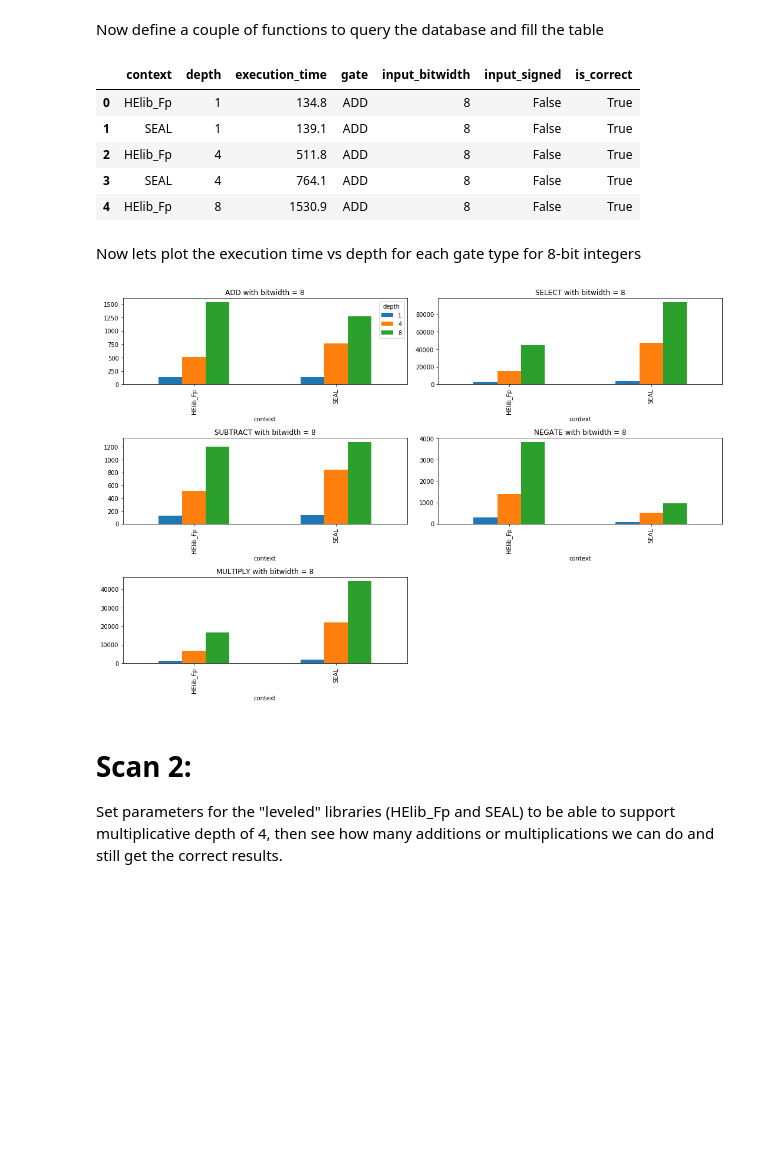
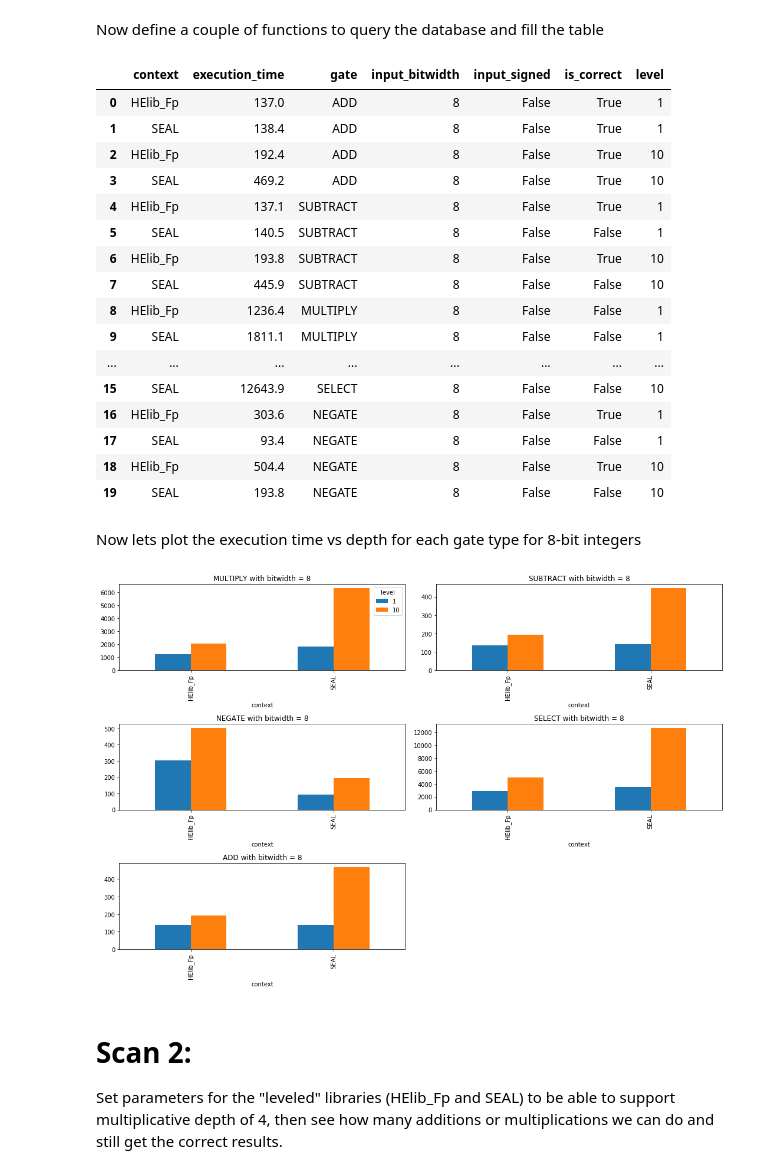
Before and after one commit to alan-turing-institute/SHEEP, a Jupyter notebook: frontend/notebooks/Low-level-benchmarks.ipynb, the cells around one changed output. Cells and saved outputs as stored; diff of their text form; code cells hidden in the pictures; blank space fills up the shorter version.

```diff
--- a/frontend/notebooks/Low-level-benchmarks.ipynb
+++ b/frontend/notebooks/Low-level-benchmarks.ipynb
@@ -86,24 +87,27 @@ The parameters and timings should now be stored in an sqlite file.
 We will query this using SQLAlchemy, put the results into a Pandas DataFrame, and then make some plots.
 First, define a dictionary with keys being the columns we want:
 # %%
-dict_scan1 = {"context":[],"gate":[],"input_bitwidth":[],"input_signed":[],"is_correct":[],"depth":[], "execution_time":[]}
+dict_scan1 = {"context":[],"gate":[],"input_bitwidth":[],"input_signed":[],"is_correct":[],"level":[], "execution_time":[]}
 # %% [markdown]
 Now define a couple of functions to query the database and fill the table
 # %%
 def get_levels_for_row(benchmark_measurement):
+    ## do the reverse lookup of params_for_level
     context = benchmark_measurement.context
     param_dict = {}
     for param in benchmark_measurement.parameters:
         param_dict[param.param_name] = param.param_value
-    return levels_for_param(context,param_dict)
+    return levels_for_params(benchmark_measurement.context,param_dict)
+
+def get_depth_for_row(benchmark_measurement):
+    ## parse the circuit filename and see how many nested gates there were
+    return re.search("-([\d]+).sheep",benchmark_measurement.circuit_name).groups()[0]
+
 
 def get_execution_time_for_row(benchmark_measurement):
     for timing in benchmark_measurement.timings:
         if timing.timing_name == "evaluation":
             return timing.timing_value
-
-def get_depth_for_row(benchmark_measurement):
-    return re.search("-([\d]+).sheep",benchmark_measurement.circuit_name).groups()[0]
 
 def fill_row(benchmark_measurement, columns):
     columns["context"].append(benchmark_measurement.context)
@@ -111,22 +115,35 @@ def fill_row(benchmark_measurement, columns):
     columns["input_bitwidth"].append(benchmark_measurement.input_bitwidth)
     columns["input_signed"].append(benchmark_measurement.input_signed)
     columns["is_correct"].append(benchmark_measurement.is_correct)
-    columns["depth"].append(get_depth_for_row(benchmark_measurement))
+    if "level" in columns.keys():
+        columns["level"].append(get_levels_for_row(benchmark_measurement))
+    if "depth" in columns.keys():
+        columns["depth"].append(get_depth_for_row(benchmark_measurement))
     columns["execution_time"].append(get_execution_time_for_row(benchmark_measurement))
     return columns
 # %%
 for row in rows_scan1:
     dict_scan1 = fill_row(row,dict_scan1)
-
 df_scan1 = pd.DataFrame(dict_scan1)
-df_scan1.head()
+df_scan1
 # %% [output]
-|  | context | depth | execution_time | gate | input_bitwidth | input_signed | is_correct |
-| 0 | HElib_Fp | 1 | 134.8 | ADD | 8 | False | True |
-| 1 | SEAL | 1 | 139.1 | ADD | 8 | False | True |
-| 2 | HElib_Fp | 4 | 511.8 | ADD | 8 | False | True |
-| 3 | SEAL | 4 | 764.1 | ADD | 8 | False | True |
-| 4 | HElib_Fp | 8 | 1530.9 | ADD | 8 | False | True |
+|  | context | execution_time | gate | input_bitwidth | input_signed | is_correct | level |
+| 0 | HElib_Fp | 137.0 | ADD | 8 | False | True | 1 |
+| 1 | SEAL | 138.4 | ADD | 8 | False | True | 1 |
+| 2 | HElib_Fp | 192.4 | ADD | 8 | False | True | 10 |
+| 3 | SEAL | 469.2 | ADD | 8 | False | True | 10 |
+| 4 | HElib_Fp | 137.1 | SUBTRACT | 8 | False | True | 1 |
+| 5 | SEAL | 140.5 | SUBTRACT | 8 | False | False | 1 |
+| 6 | HElib_Fp | 193.8 | SUBTRACT | 8 | False | True | 10 |
+| 7 | SEAL | 445.9 | SUBTRACT | 8 | False | False | 10 |
+| 8 | HElib_Fp | 1236.4 | MULTIPLY | 8 | False | False | 1 |
+| 9 | SEAL | 1811.1 | MULTIPLY | 8 | False | False | 1 |
+| ... | ... | ... | ... | ... | ... | ... | ... |
+| 15 | SEAL | 12643.9 | SELECT | 8 | False | False | 10 |
+| 16 | HElib_Fp | 303.6 | NEGATE | 8 | False | True | 1 |
+| 17 | SEAL | 93.4 | NEGATE | 8 | False | False | 1 |
+| 18 | HElib_Fp | 504.4 | NEGATE | 8 | False | True | 10 |
+| 19 | SEAL | 193.8 | NEGATE | 8 | False | False | 10 |
 # %% [markdown]
 Now lets plot the execution time vs depth for each gate type for 8-bit integers
 # %%
@@ -147,14 +168,14 @@ is_signed = False
 for i, op in enumerate(all_ops):
     if op == "COMPARE": continue
     libs = ["HElib_Fp", "SEAL"]
-    plot_scan1 = execution_time_vs_op_depth(df_scan1, op, bitwidth, is_signed, libs)
+    plot_scan1 = execution_time_vs_x_cat(df_scan1, op, bitwidth, is_signed, libs, "context","level")
     axis = plt.subplot((len(all_ops) + 2 // 2) // 2, 2, i + 1)
 #     axis.set_yscale("log")
     plot_scan1.plot(ax=axis, title=op + ' with bitwidth = ' + str(bitwidth), kind='bar', figsize=(15, 10), legend=False if i!=0 else True)
 plt.tight_layout()
 plt.show()
 # %% [output]
-[figure, old version]
+[figure, new version]
 # %% [markdown]
 # Scan 2:
 Set parameters for the "leveled" libraries (HElib_Fp and SEAL) to be able to support multiplicative depth of 4, then see how many additions or multiplications we can do and still get the correct results.
```
Also changed, not shown: parts of 13 cells of this notebook, 1 other file.
